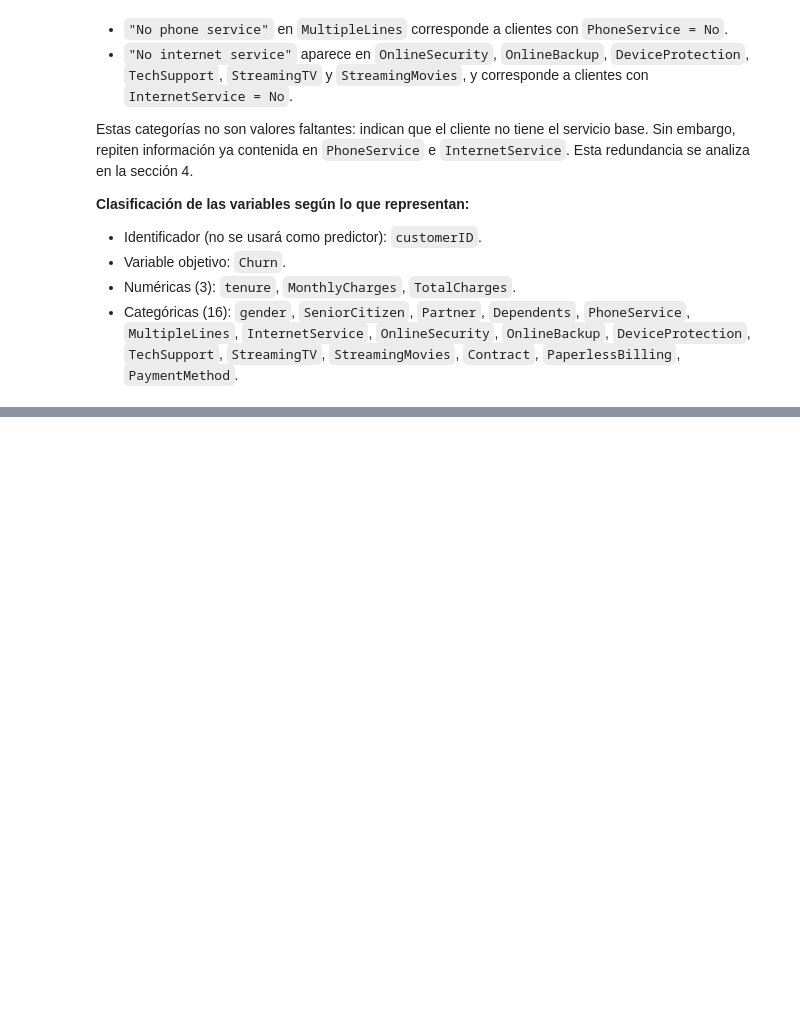
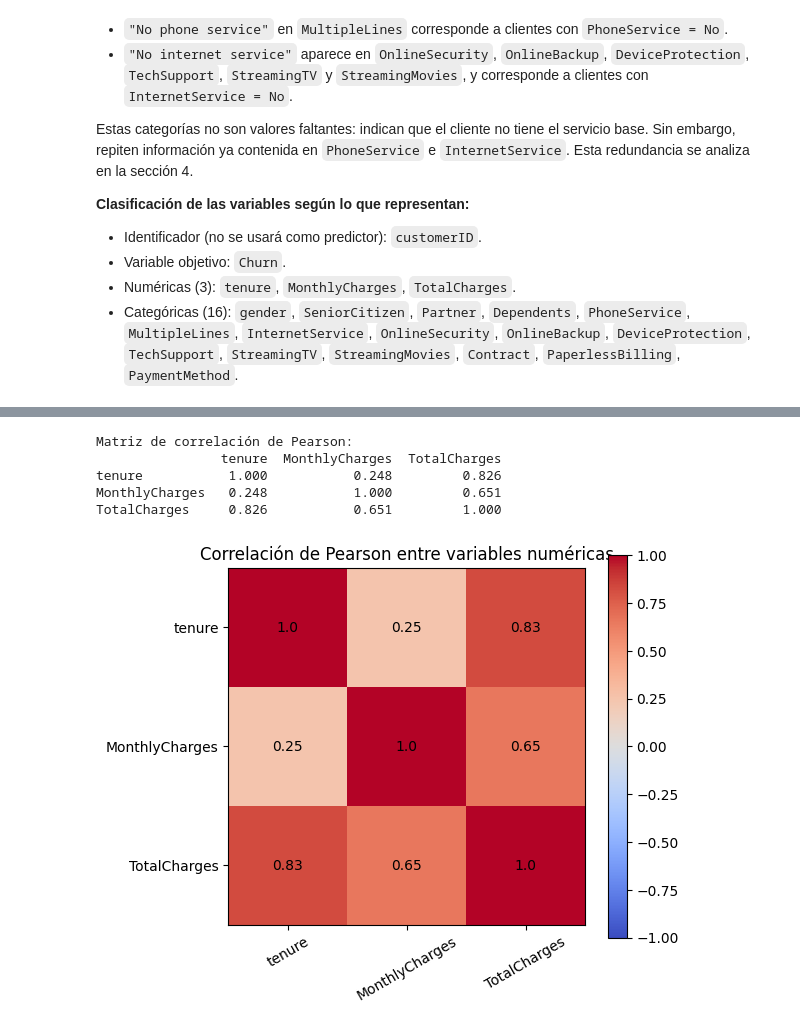
Before and after one commit to Alexa0723/Proyecto_Modelos1, a Jupyter notebook: fase-1/Fase_1_Modelo_Predictivo.ipynb, the cells around one changed output, grey strips where cells are left out. Saved outputs shown, nothing was run; the diff lists cells and outputs as text; code cells hidden in the pictures; blank space fills up the shorter version.

```diff
--- a/fase-1/Fase_1_Modelo_Predictivo.ipynb
+++ b/fase-1/Fase_1_Modelo_Predictivo.ipynb
@@ -452,0 +697,35 @@ sección 4.
+# %%
+# 3.8 Correlación entre variables numéricas
+
+matriz_correlacion = datos_clientes[variables_numericas].corr()
+
+print("Matriz de correlación de Pearson:")
+print(matriz_correlacion.round(3))
+# %% [output]
+Matriz de correlación de Pearson:
+                tenure  MonthlyCharges  TotalCharges
+tenure           1.000           0.248         0.826
+MonthlyCharges   0.248           1.000         0.651
+TotalCharges     0.826           0.651         1.000
+# %%
+# Mapa de calor de la matriz de correlación
+
+figura, eje = plt.subplots(figsize=(6, 5))
+imagen = eje.imshow(matriz_correlacion, cmap="coolwarm", vmin=-1, vmax=1)
+
+eje.set_xticks(range(len(variables_numericas)))
+eje.set_xticklabels(variables_numericas, rotation=30)
+eje.set_yticks(range(len(variables_numericas)))
+eje.set_yticklabels(variables_numericas)
+
+for fila in range(len(variables_numericas)):
+    for columna in range(len(variables_numericas)):
+        valor = round(matriz_correlacion.iloc[fila, columna], 2)
+        eje.text(columna, fila, valor, ha="center", va="center")
+
+figura.colorbar(imagen)
+eje.set_title("Correlación de Pearson entre variables numéricas")
+plt.tight_layout()
+plt.show()
+# %% [output]
+[figure, added]
```
Also changed, not shown: parts of 18 cells of this notebook.
